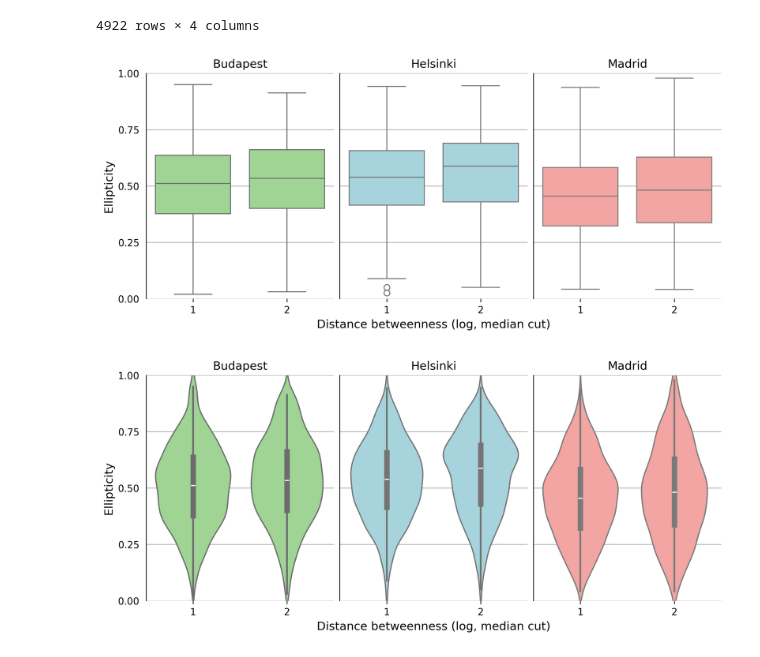
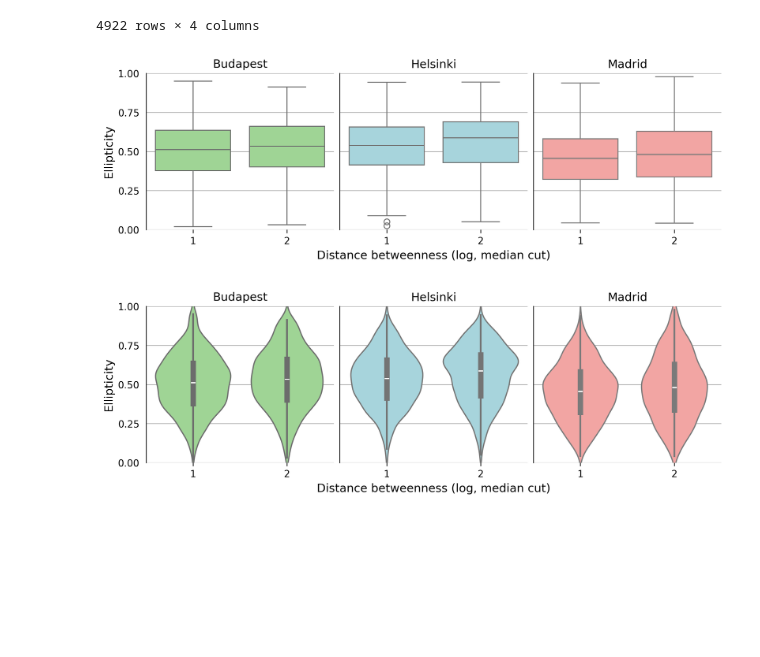
Before and after one commit to ANETILab/public_transport_in_the_15minute_city, a Jupyter notebook: notebooks/plot_accessibility_distribution.ipynb, the cells around one changed output. Drawn from its saved outputs; the diff is of its cells as text; code cells hidden in the pictures; blank space fills up the shorter version.

Commit message:
Change ellipticity by ditance plots' dimensions to 9x3 GH-38

```diff
--- a/notebooks/plot_accessibility_distribution.ipynb
+++ b/notebooks/plot_accessibility_distribution.ipynb
@@ -267,31 +267,31 @@ to_plot2
 # %%
 colors = ["#cc79a7", "#56b4e9", "#009e73"]
 colors = ["#98df8a", "#9edae5", "#ff9896"]
-fig, axs = plt.subplots(ncols=3, layout="constrained", figsize=(9, 4), dpi=300, sharey=True)
+fig, axs = plt.subplots(ncols=3, layout="constrained", figsize=(9, 3), dpi=300, sharey=True)
 for d, a, c, t in zip([bud, hel, mad], axs, colors, ["Budapest", "Helsinki", "Madrid"]):
     sns.boxplot(
         data=d, x="distance_betweenness_bin", y="ellipticity",
         ax=a,
         color=c,
     )
     a.set_ylim([0, 1])
     a.set_yticks(np.arange(0, 1.2, 0.25))
     a.set_xlabel("")
     a.set_ylabel("Ellipticity", fontsize=12)
     a.set_title(t)
     a.set_axisbelow(True)
     a.grid(axis="y")
     a.tick_params(axis='y', which='both', bottom=False, top=False, left=False, right=False)
 _ = axs[1].set_xlabel("Distance betweenness (log, median cut)", fontsize=12)
 
 sns.despine(fig, axs[2], top=True, right=True, left=False, bottom=True)
 for i in ["png", "svg", "pdf"]:
     fig.savefig(f"../output/figures/ellipticity_by_distance_betweenness.{i}", metadata=config["metadata"][i])
 # %% [output]
-[figure, old version]
+[figure, new version]
 # %%
 colors = ["#98df8a", "#9edae5", "#ff9896"]
-fig, axs = plt.subplots(ncols=3, layout="constrained", figsize=(9, 4), dpi=300, sharey=True)
+fig, axs = plt.subplots(ncols=3, layout="constrained", figsize=(9, 3), dpi=300, sharey=True)
 for d, a, c, t in zip([bud, hel, mad], axs, colors, ["Budapest", "Helsinki", "Madrid"]):
     sns.violinplot(
         data=d, x="distance_betweenness_bin", y="ellipticity",
@@ -312,4 +312,4 @@ sns.despine(fig, axs[2], top=True, right=True, left=False, bottom=True)
 for i in ["png", "svg", "pdf"]:
     fig.savefig(f"../output/figures/ellipticity_by_distance_betweenness_violin.{i}", metadata=config["metadata"][i])
 # %% [output]
-[figure, old version]
+[figure, new version]
```
Also changed, not shown: parts of 1 cell of this notebook, 6 other files.
